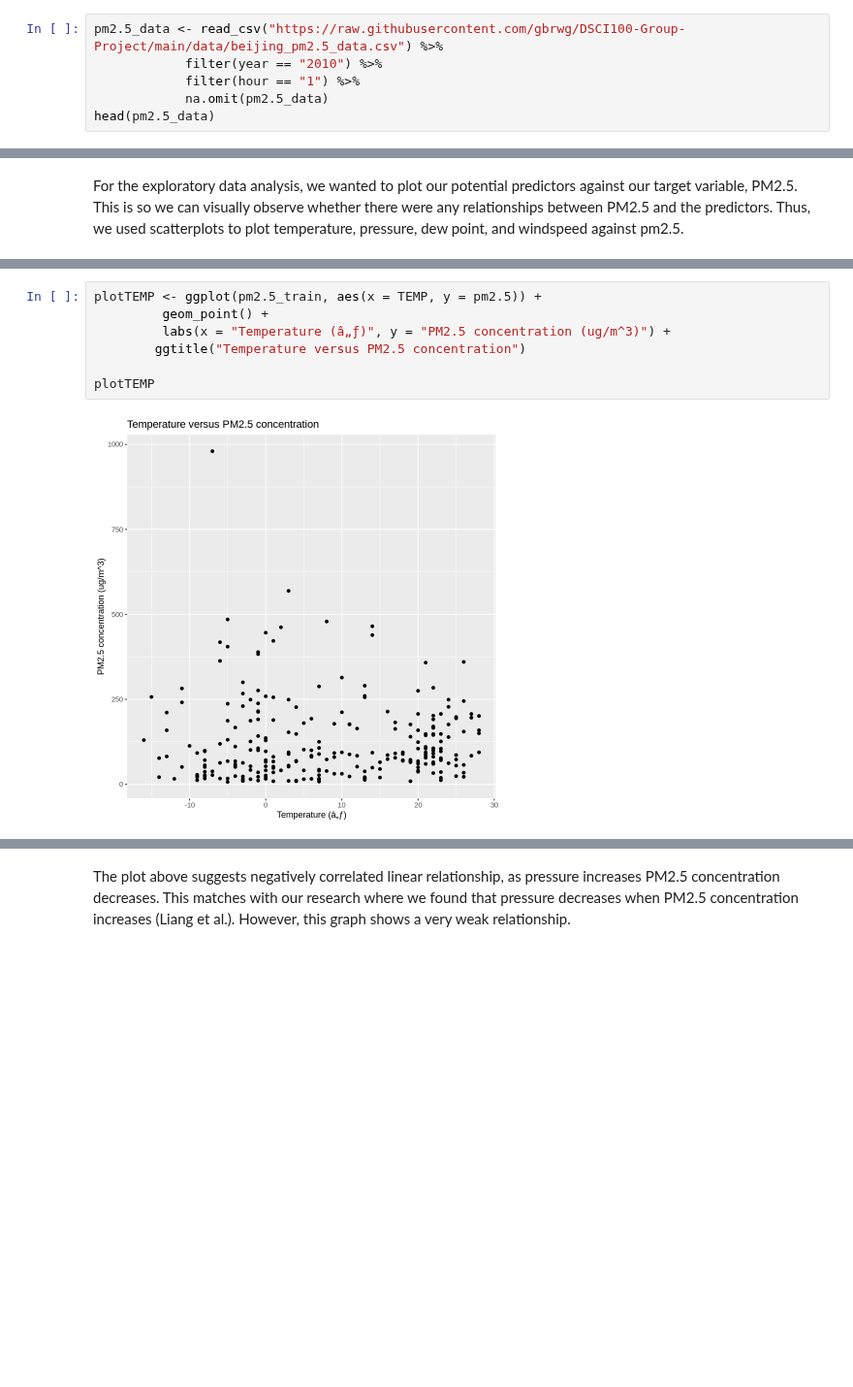
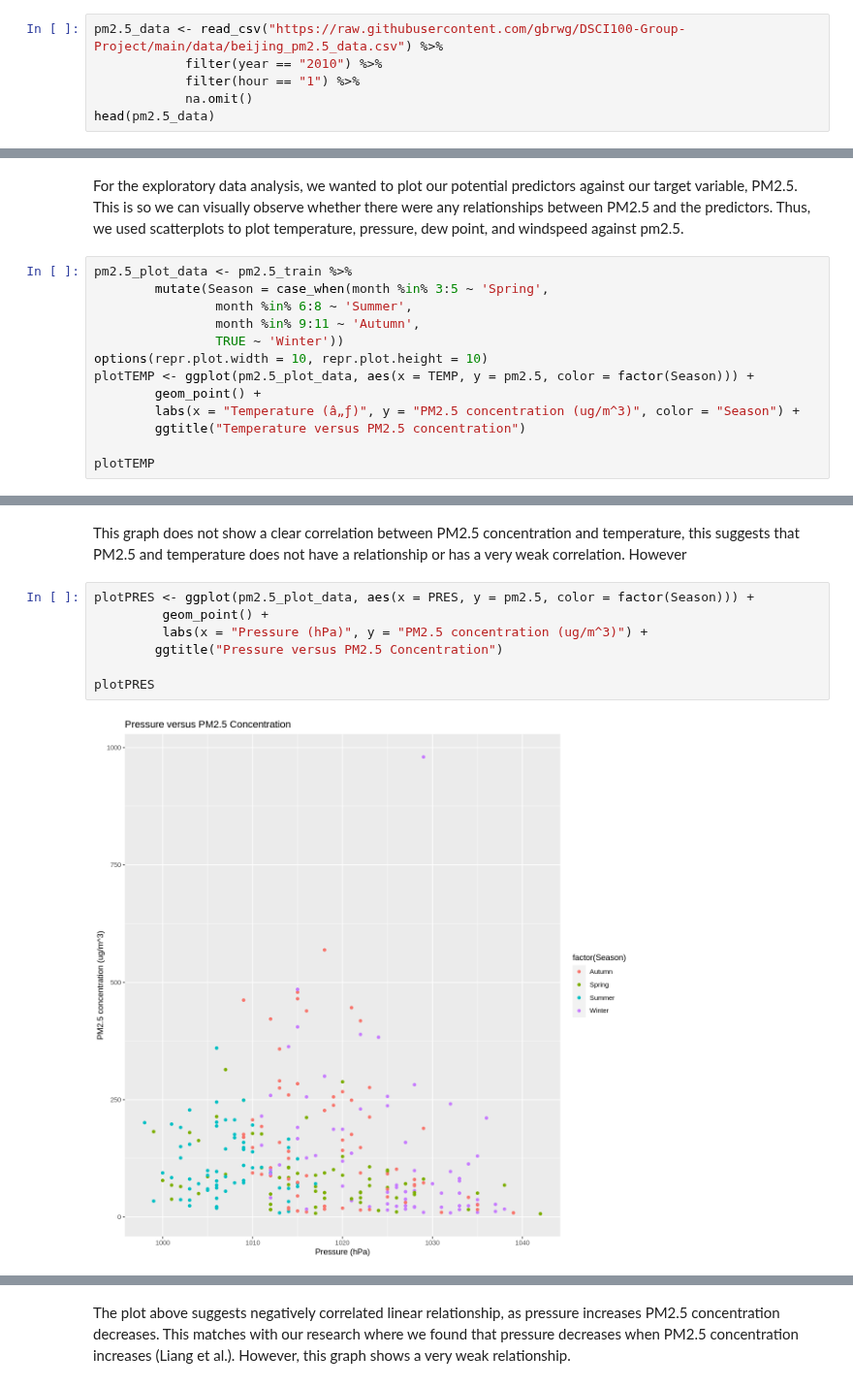
Before and after one commit to gbrwg/DSCI100-Group-Project, a Jupyter notebook: group_project_report.ipynb, the cells around one changed output, grey strips where cells are left out. Shown at 97% size. Cells and saved outputs as stored; diff of their text form; blank space fills up the shorter version.

Commit message:
edited graphs

```diff
--- a/group_project_report.ipynb
+++ b/group_project_report.ipynb
@@ -37,7 +21,7 @@ The following object is masked from ‘package:tidyr’:
 pm2.5_data <- read_csv("https://raw.githubusercontent.com/gbrwg/DSCI100-Group-Project/main/data/beijing_pm2.5_data.csv") %>%
             filter(year == "2010") %>%
             filter(hour == "1") %>%
-            na.omit(pm2.5_data)
+            na.omit()
 head(pm2.5_data)
 # %% [output]
 Parsed with column specification:
@@ -101,3 +86,16 @@ pm2.5_train <- training(pm2.5_split)
 pm2.5_test <- testing(pm2.5_split)
 # %% [markdown]
 For the exploratory data analysis, we wanted to plot our potential predictors against our target variable, PM2.5. This is so we can visually observe whether there were any relationships between PM2.5 and the predictors. Thus, we used scatterplots to plot temperature, pressure, dew point, and windspeed against pm2.5.
+# %%
+pm2.5_plot_data <- pm2.5_train %>%
+        mutate(Season = case_when(month %in% 3:5 ~ 'Spring',
+                month %in% 6:8 ~ 'Summer',
+                month %in% 9:11 ~ 'Autumn',
+                TRUE ~ 'Winter'))
+options(repr.plot.width = 10, repr.plot.height = 10)
+plotTEMP <- ggplot(pm2.5_plot_data, aes(x = TEMP, y = pm2.5, color = factor(Season))) +
+        geom_point() +
+        labs(x = "Temperature (â„ƒ)", y = "PM2.5 concentration (ug/m^3)", color = "Season") +
+        ggtitle("Temperature versus PM2.5 concentration")
+
+plotTEMP
@@ -104,9 +104,11 @@ For the exploratory data analysis, we wanted to plot our potential predictors ag
+# %% [markdown]
+This graph does not show a clear correlation between PM2.5 concentration and temperature, this suggests that PM2.5 and temperature does not have a relationship or has a very weak correlation. However
 # %%
-plotTEMP <- ggplot(pm2.5_train, aes(x = TEMP, y = pm2.5)) +
+plotPRES <- ggplot(pm2.5_plot_data, aes(x = PRES, y = pm2.5, color = factor(Season))) +
          geom_point() +
-         labs(x = "Temperature (â„ƒ)", y = "PM2.5 concentration (ug/m^3)") +
-        ggtitle("Temperature versus PM2.5 concentration")
+         labs(x = "Pressure (hPa)", y = "PM2.5 concentration (ug/m^3)") +
+        ggtitle("Pressure versus PM2.5 Concentration")
 
-plotTEMP
+plotPRES
 # %% [output]
-[figure, old version]
+[figure, new version]
```
Also changed, not shown: parts of 10 cells of this notebook.
